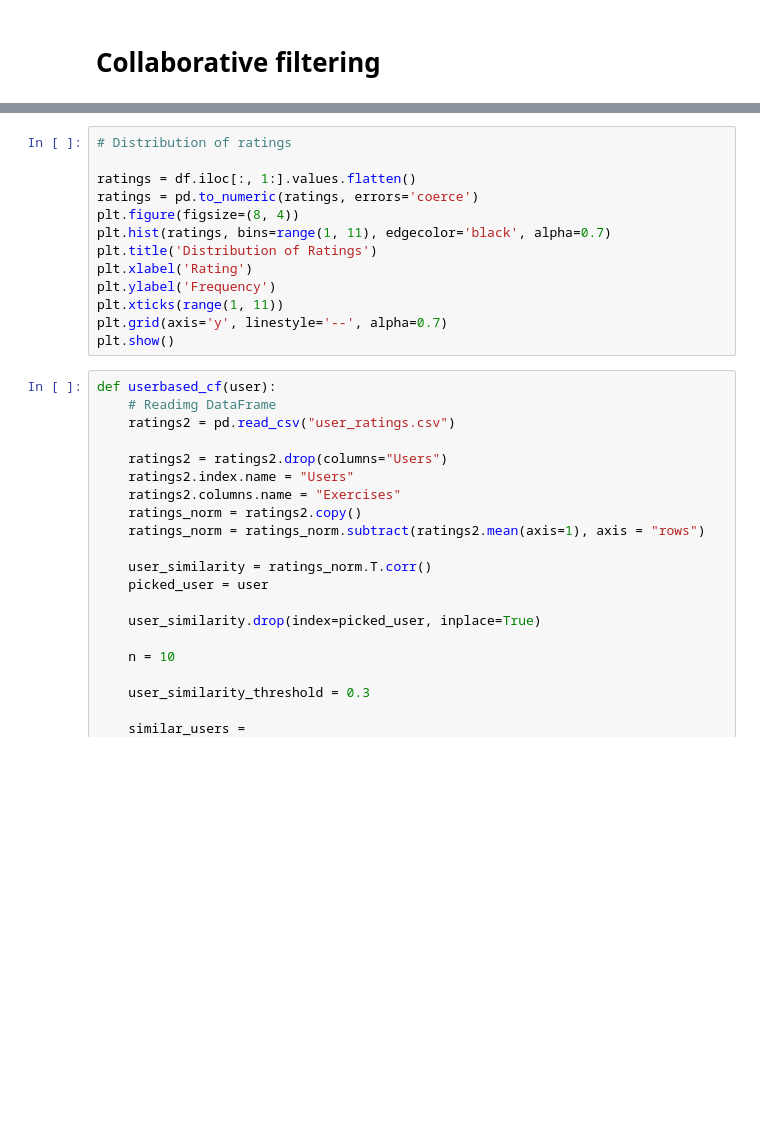
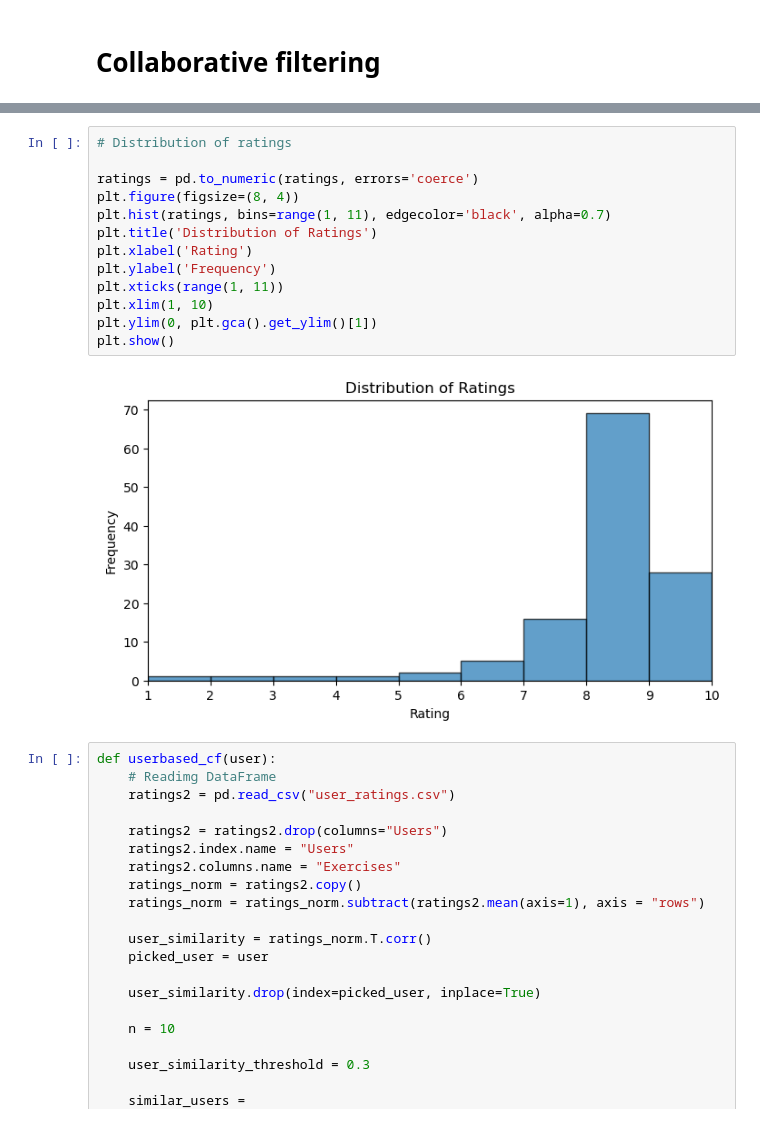
Before and after one commit to tordbm/Exercise-Recommender-System, a Jupyter notebook: recsys.ipynb, the cells around one changed output, grey strips where cells are left out. Cells and saved outputs as stored; diff of their text form; blank space fills up the shorter version.

Commit message:
Added histogram for CF ratings distribution

```diff
--- a/recsys.ipynb
+++ b/recsys.ipynb
@@ -380,16 +559,18 @@ user_sim_matrix = rec.sim
 # %%
 # Distribution of ratings
 
-ratings = df.iloc[:, 1:].values.flatten()
 ratings = pd.to_numeric(ratings, errors='coerce')
 plt.figure(figsize=(8, 4))
 plt.hist(ratings, bins=range(1, 11), edgecolor='black', alpha=0.7)
 plt.title('Distribution of Ratings')
 plt.xlabel('Rating')
 plt.ylabel('Frequency')
 plt.xticks(range(1, 11))
-plt.grid(axis='y', linestyle='--', alpha=0.7)
+plt.xlim(1, 10)
+plt.ylim(0, plt.gca().get_ylim()[1])
 plt.show()
+# %% [output]
+[figure, added]
 # %%
 def userbased_cf(user):
     # Readimg DataFrame
```
Also changed, not shown: parts of 23 cells of this notebook, 1 other file.
